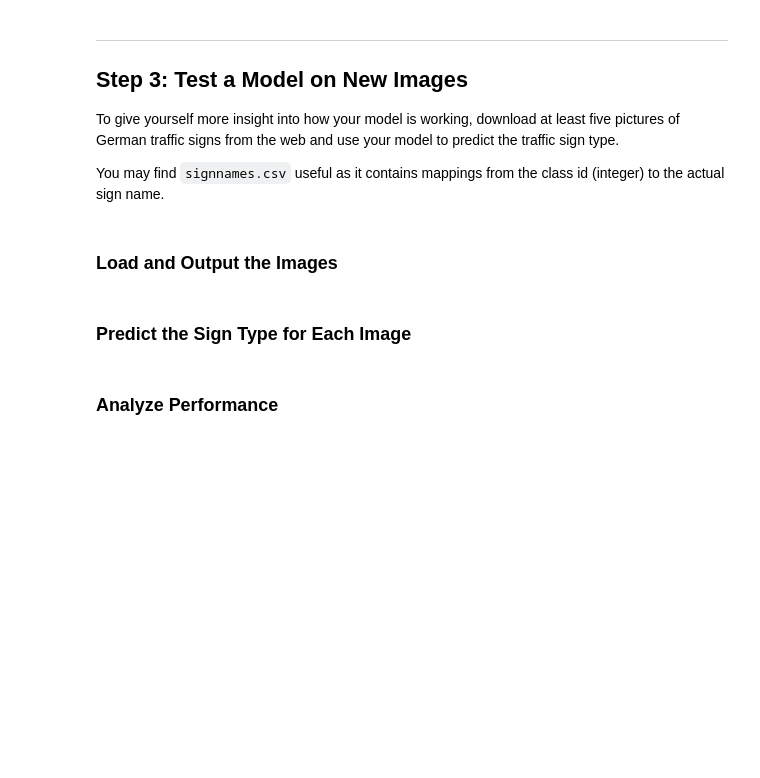
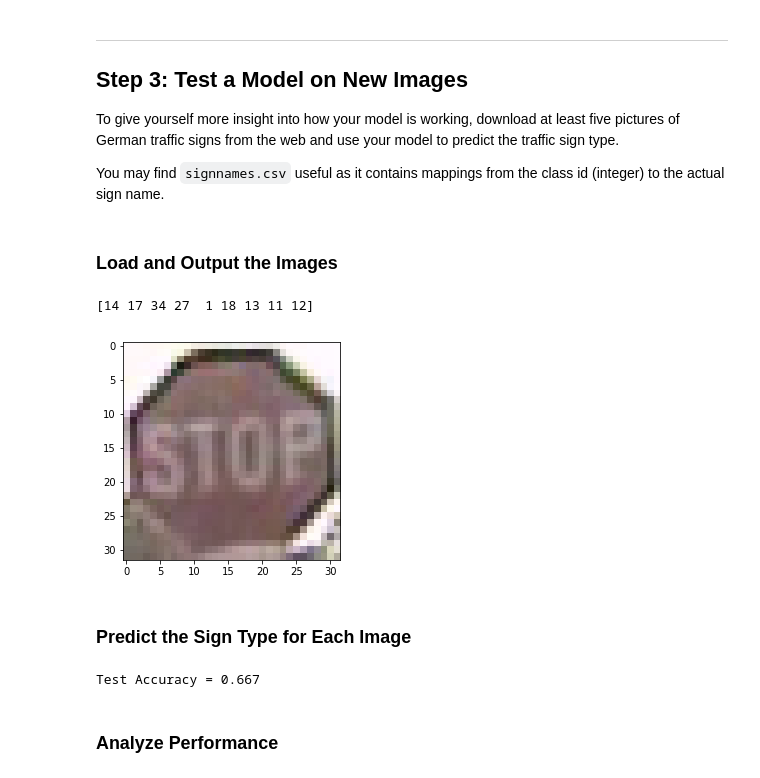
Before and after one commit to pionoor/CarND-Traffic-Sign-Classifier-P2, a Jupyter notebook: Traffic_Sign_Classifier.ipynb, the cells around one changed output. Cells and saved outputs as stored; diff of their text form; code cells hidden in the pictures; blank space fills up the shorter version.

```diff
--- a/Traffic_Sign_Classifier.ipynb
+++ b/Traffic_Sign_Classifier.ipynb
@@ -419,25 +424,29 @@ You may find `signnames.csv` useful as it contains mappings from the class id (i
 # %%
 ### Load the images and plot them here.
 ### Feel free to use as many code cells as needed.
 
 path = './test_images/'
 
 X_new = []
 y_new = []
+
 for img in os.listdir(path):
     image = cv2.imread(path + img)
-    print(image)
-
+    imgId = int(img.split('.')[0])
     image = cv2.resize(image, (32,32))
     image = cv2.cvtColor(image, cv2.COLOR_BGR2RGB)
     X_new.append(image)
+    y_new.append(imgId)
 
 X_new = np.array(X_new)
 y_new = np.array(y_new)
-print(X_new.shape)
+print(y_new)
 plt.clf()
-plt.imshow(X_new[9])
+plt.imshow(X_new[0])
 plt.show()
+# %% [output]
+[14 17 34 27  1 18 13 11 12]
+[figure, added]
 # %% [markdown]
 ### Predict the Sign Type for Each Image
 # %%
@@ -449,8 +458,10 @@ result = []
 with tf.Session() as sess:
     saver.restore(sess, tf.train.latest_checkpoint('.'))
 
-    test_accuracy = evaluate(X_test, y_test)[1]
+    test_accuracy = evaluate(X_new, y_new)[1]
     print("Test Accuracy = {:.3f}".format(test_accuracy))
+# %% [output]
+Test Accuracy = 0.667
 # %% [markdown]
 ### Analyze Performance
 # %%
```
Also changed, not shown: parts of 4 cells of this notebook.
